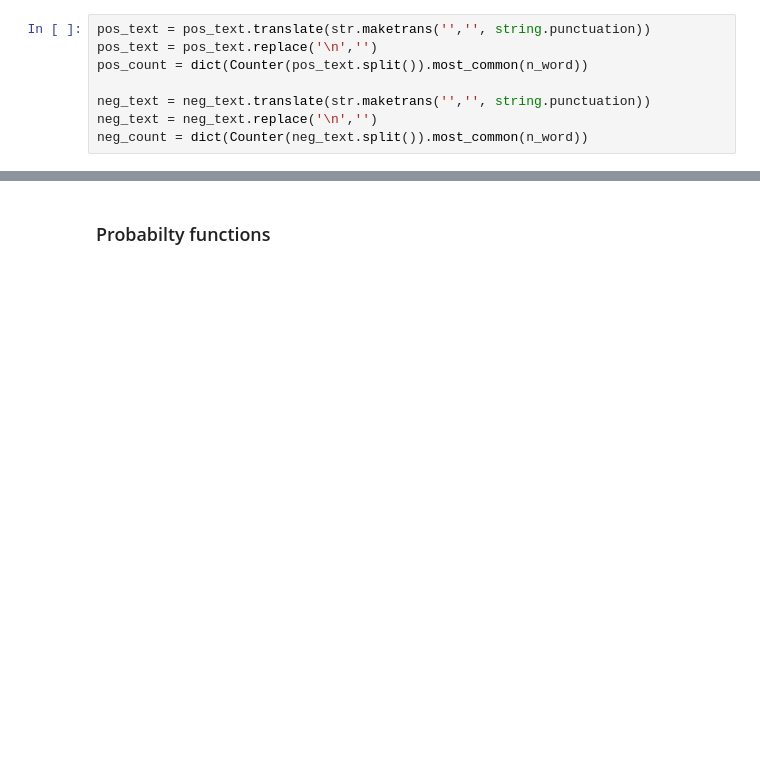
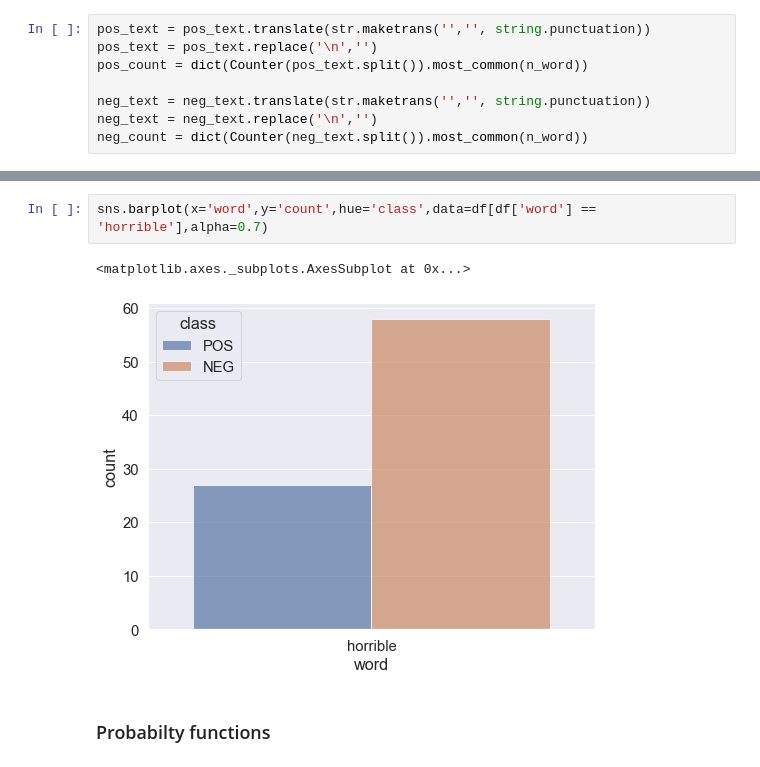
Before and after one commit to duranbe/clustering, a Jupyter notebook: TextClassificationNaiveBayes.ipynb, the cells around one changed output, grey strips where cells are left out. Saved outputs shown, nothing was run; the diff lists cells and outputs as text; blank space fills up the shorter version.

```diff
--- a/TextClassificationNaiveBayes.ipynb
+++ b/TextClassificationNaiveBayes.ipynb
@@ -47,3 +79,8 @@ neg_count = dict(Counter(neg_text.split()).most_common(n_word))
+# %%
+sns.barplot(x='word',y='count',hue='class',data=df[df['word'] == 'horrible'],alpha=0.7)
+# %% [output]
+<matplotlib.axes._subplots.AxesSubplot at 0x...>
+[figure, added]
 # %% [markdown]
 ### Probabilty functions
 # %%
```
Also changed, not shown: parts of 18 cells of this notebook.
